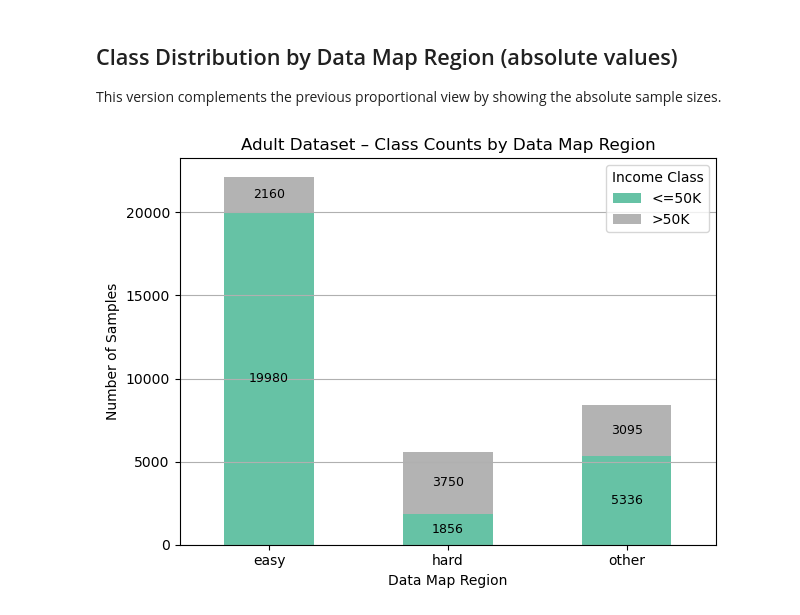
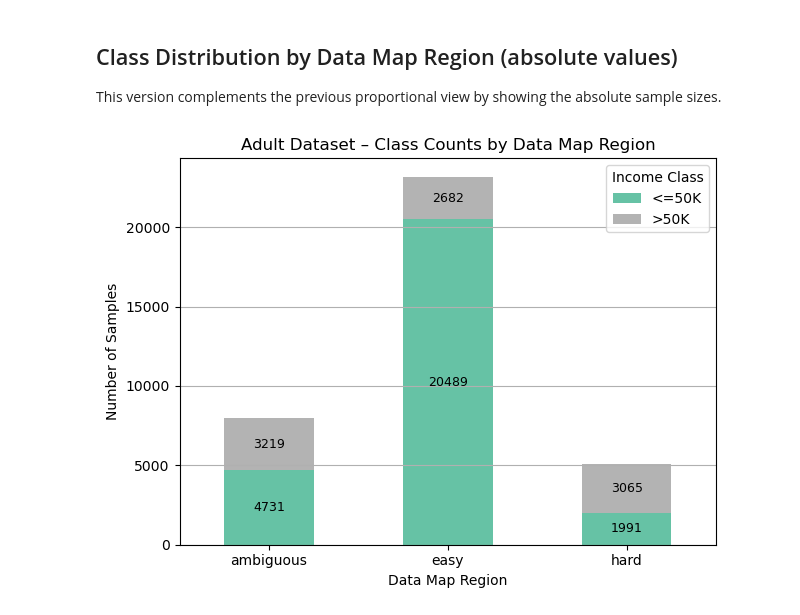
Before and after one commit to AILAB-CEFET-RJ/cic1205, a Jupyter notebook: notebooks/data_map_adult.ipynb, the cells around one changed output. Saved outputs shown, nothing was run; the diff lists cells and outputs as text; code cells hidden in the pictures.

Commit message:
Update data maps material

```diff
--- a/notebooks/data_map_adult.ipynb
+++ b/notebooks/data_map_adult.ipynb
@@ -247,34 +261,30 @@ import torch
 import torch.nn as nn
 import torch.optim as optim
 from torch.utils.data import TensorDataset, DataLoader
-
-# Convert to tensors
-X_tensor = torch.tensor(X_train, dtype=torch.float32)
+# Convert to dense arrays for PyTorch
+X_train_array = X_train.toarray() if hasattr(X_train, "toarray") else X_train
+X_tensor = torch.tensor(X_train_array, dtype=torch.float32)
 y_tensor = torch.tensor(y_train, dtype=torch.long)
 dataset = TensorDataset(X_tensor, y_tensor)
 dataloader = DataLoader(dataset, batch_size=64, shuffle=True)
-
 # Simple neural network
 class SimpleNN(nn.Module):
-    def __init__(self, input_dim):
+    def __init__(self, input_dim, num_classes):
         super().__init__()
         self.net = nn.Sequential(
             nn.Linear(input_dim, 32),
             nn.ReLU(),
-            nn.Linear(32, 2)
+            nn.Linear(32, num_classes)
         )
     def forward(self, x):
         return self.net(x)
-
-# Initialize model
-model = SimpleNN(X_tensor.shape[1])
+n_classes = len(np.unique(y_train))
+model = SimpleNN(X_tensor.shape[1], n_classes)
 criterion = nn.CrossEntropyLoss()
 optimizer = optim.Adam(model.parameters(), lr=0.001)
-
 # Track training dynamics
 EPOCHS = 10
-prob_history = np.zeros((len(X_train), EPOCHS))
-
+prob_history = np.zeros((len(X_train_array), EPOCHS, n_classes), dtype=np.float32)
 for epoch in range(EPOCHS):
     model.train()
     for xb, yb in dataloader:
@@ -283,11 +293,10 @@ for epoch in range(EPOCHS):
         loss = criterion(logits, yb)
         loss.backward()
         optimizer.step()
-
     model.eval()
     with torch.no_grad():
-        probs = torch.softmax(model(X_tensor), dim=1)
-        prob_history[:, epoch] = probs[np.arange(len(y_train)), y_train]
+        probs = torch.softmax(model(X_tensor), dim=1).cpu().numpy()
+        prob_history[:, epoch, :] = probs
 # %% [markdown]
 ## Step 4: Compute Confidence and Variability
 # %%
@@ -540,46 +571,44 @@ import numpy as np
 import pandas as pd
 import matplotlib.pyplot as plt
 
-# Define regiões no mapa
+# Define regions in the data map
 easy_mask = (confidence > 0.8) & (variability < 0.1)
 hard_mask = (confidence < 0.5) & (variability < 0.1)
-ambiguous_mask = (variability > 0.2)
 
-# Cria DataFrame com as informações
+# Default all points to ambiguous; override easy/hard where applicable
 df_map = pd.DataFrame({
     "confidence": confidence,
     "variability": variability,
     "class": y_train,
-    "region": "other"
+    "region": "ambiguous"
 })
 df_map.loc[easy_mask, "region"] = "easy"
-df_map.loc[ambiguous_mask, "region"] = "ambiguous"
 df_map.loc[hard_mask, "region"] = "hard"
 
 # Contagem absoluta de exemplos por classe e região
 region_class_counts = df_map.groupby(["region", "class"]).size().unstack(fill_value=0)
 
 # Plotagem com anotações de valores
 ax = region_class_counts.plot(kind="bar", stacked=True, colormap="Set2")
 plt.title("Adult Dataset – Class Counts by Data Map Region")
 plt.xlabel("Data Map Region")
 plt.ylabel("Number of Samples")
 plt.xticks(rotation=0)
 plt.legend(title="Income Class", labels=["<=50K", ">50K"])
 plt.grid(axis="y")
 
 # Adiciona rótulos com contagens nas barras
 for p in ax.patches:
     height = p.get_height()
     if height > 0:
         ax.annotate(f"{int(height)}",
                     (p.get_x() + p.get_width() / 2, p.get_y() + height / 2),
                     ha="center", va="center", fontsize=9, color="black")
 
 plt.tight_layout()
 plt.show()
 # %% [output]
-[figure, old version]
+[figure, new version]
 # %% [markdown]
 The purpose of this plot is to **visualize the absolute number of training examples** in the **Adult dataset**, broken down by:
 
```
Also changed, not shown: parts of 11 cells of this notebook, 1 other file.
